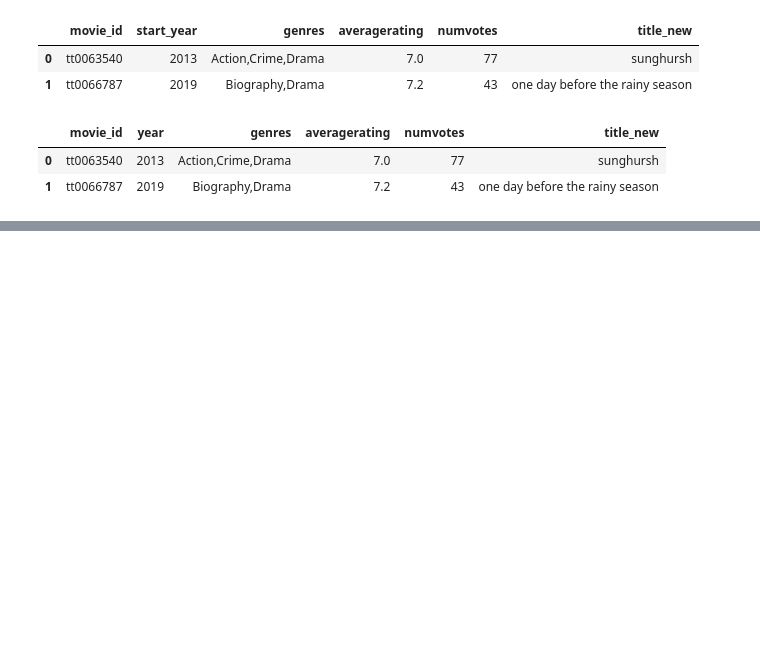
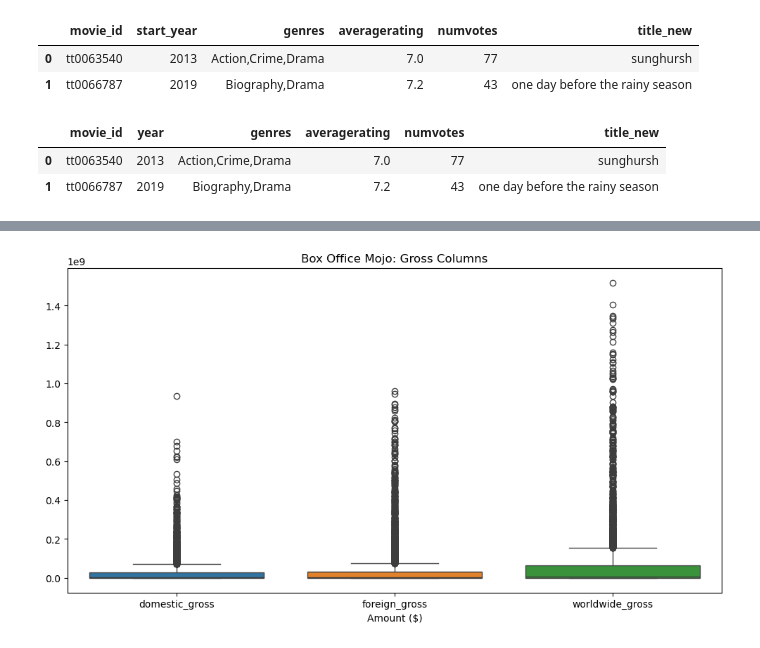
Before and after one commit to JuneHenia/Phase-2-Movie-Project, a Jupyter notebook: notebook/Movie Analysis Project.ipynb, the cells around one changed output, grey strips where cells are left out. Cells and saved outputs as stored; diff of their text form; code cells hidden in the pictures; blank space fills up the shorter version.

```diff
--- a/notebook/Movie Analysis Project.ipynb
+++ b/notebook/Movie Analysis Project.ipynb
@@ -546,0 +565,8 @@ imdb.head(2)
+# %%
+plt.figure(figsize = (12, 6))
+sns.boxplot(data = movie_gross[['domestic_gross', 'foreign_gross', 'worldwide_gross']])
+plt.title("Box Office Mojo: Gross Columns")
+plt.xlabel("Amount ($)")
+plt.show()
+# %% [output]
+[figure, added]
```
Also changed, not shown: parts of 9 cells of this notebook, 3 other files.
